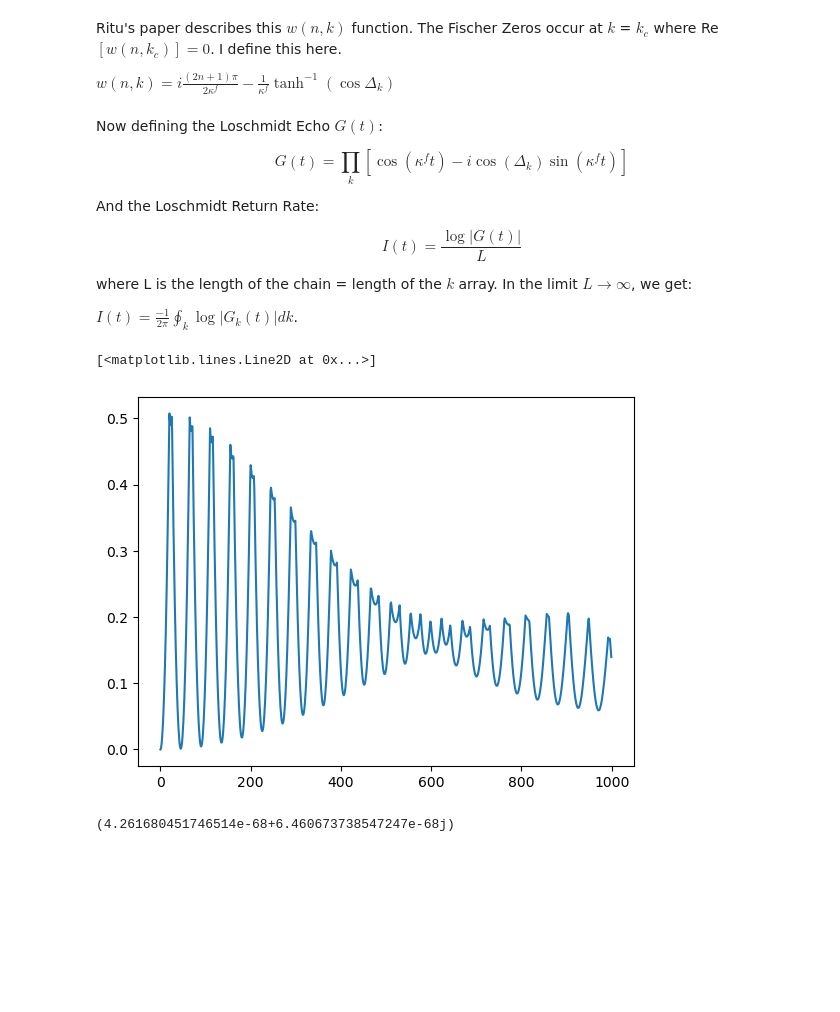
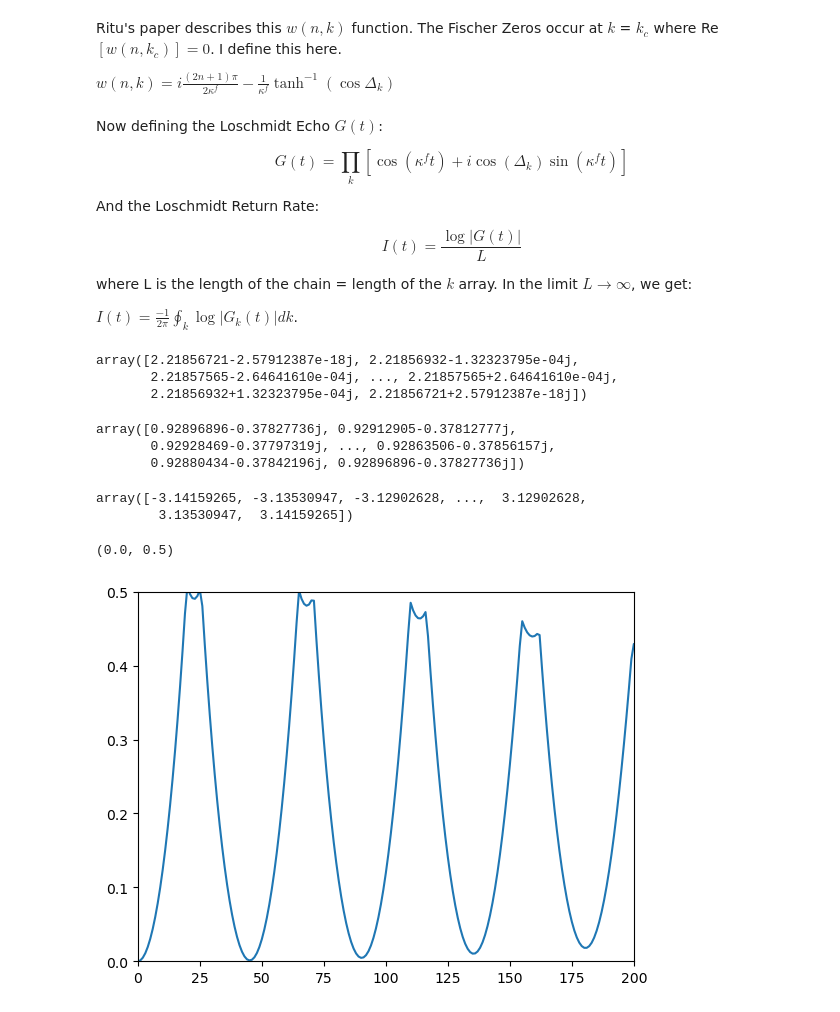
Before and after one commit to NachiketNG/DTOP_manual_backup, a Jupyter notebook: nh_DTOP_live.ipynb, the cells around one changed output. Drawn from its saved outputs; the diff is of its cells as text; code cells hidden in the pictures; blank space fills up the shorter version.

```diff
--- a/nh_DTOP_live.ipynb
+++ b/nh_DTOP_live.ipynb
@@ -81,29 +81,29 @@ def make_periodic(phase): #function to make the phase periodic
 # %% [markdown]
 Now defining the basics: values for $v^i$, $v^f$, $w^i$, $w^f$, $\gamma$; and defining the $k$ and $t$ arrays.
 # %%
-"""Defining the template for the di and df vectors, in terms of a quenching parameter which perturbs the v and w values"""
+"""Defining the template for the di and df vectors, using Ritu's convention of v = (1 - delta) and w = (1 + delta)"""
 
-v_quench_param = -1.8
-w_quench_param = 1.8
+delta_i = -0.9
+delta_f = 0.9
+gamma = 0.4
 
 #N = 1000
 k = np.linspace(-pi , pi , 1001)
 kp = k[np.where(k==0)[0][0]:]
+km = k[:np.where(k==0)[0][0]]
 kp_index = np.where(k==0)[0][0]
 dk = k[1]-k[0]
 t = np.linspace(0 , 30 , 1000)
-gamma = 0.4
+
 
 def v(quench = False):
-    v = 1.9
-    if quench:
-        return v + v_quench_param
+    if not quench:
+        return (1 - delta_i)
     else:
-        return v
+        return (1 - delta_f)
 
 def w(quench = False):
-    w = 0.1
-    if quench:
-        return w + w_quench_param
+    if not quench:
+        return (1 + delta_i)
     else:
-        return w
+        return (1 + delta_f)
@@ -223,7 +246,7 @@ def kctc(n):
 # %% [markdown]
 Now defining the Loschmidt Echo $G(t)$:
 
-$$G(t) = \prod_k \left[ \cos(\kappa^f t) - i\cos(\Delta_k) \sin(\kappa^f t) \right]$$
+$$G(t) = \prod_k \left[ \cos(\kappa^f t) + i\cos(\Delta_k) \sin(\kappa^f t) \right]$$
 
 And the Loschmidt Return Rate:
 
@@ -239,26 +262,31 @@ Gk = np.zeros((len(t) , len(k)) , dtype = complex)
 
 for i in tqdm(range(len(t))):
     for k_val in range(len(k)):
-        Gk[i,k_val] = complex(np.cos(kappa_f[k_val]*t[i]) , -cos_delta_k[k_val]*np.sin(kappa_f[k_val]*t[i]))
+        Gk[i,k_val] = np.cos(kappa_f[k_val]*t[i])  + I*cos_delta_k[k_val]*np.sin(kappa_f[k_val]*t[i])
 
-# LE_amp = np.array(len(t)*[1.00] , dtype = complex)
-
-# for i in tqdm(range(len(t))):
-#     for k_val in range(len(k)):
-#         LE_amp[i] = LE_amp[i]*Gk[i][k_val]
-
-# rate = -(1/len(k))*np.log(np.abs(LE_amp))
 
 limit_rate = -(1/(2*pi))*np.trapz(np.log(np.abs(Gk)) , k , axis=1)
+# %%
+kappa_f
+# %% [output]
+array([2.21856721-2.57912387e-18j, 2.21856932-1.32323795e-04j,
+       2.21857565-2.64641610e-04j, ..., 2.21857565+2.64641610e-04j,
+       2.21856932+1.32323795e-04j, 2.21856721+2.57912387e-18j])
+# %%
+Gk[100,:]
+# %% [output]
+array([0.92896896-0.37827736j, 0.92912905-0.37812777j,
+       0.92928469-0.37797319j, ..., 0.92863506-0.37856157j,
+       0.92880434-0.37842196j, 0.92896896-0.37827736j])
+# %%
+k
+# %% [output]
+array([-3.14159265, -3.13530947, -3.12902628, ...,  3.12902628,
+        3.13530947,  3.14159265])
 # %%
 plt.plot(limit_rate)
-# plt.xlim(0 , 300)
-# plt.ylim(0,0.5)
+plt.xlim(0 , 200)
+plt.ylim(0,0.5)
 # %% [output]
-[<matplotlib.lines.Line2D at 0x...>]
+(0.0, 0.5)
-[figure, old version]
+[figure, new version]
-# %%
-L = np.prod(Gk[34,:])
-print(L)
-# %% [output]
-(4.261680451746514e-68+6.460673738547247e-68j)
```
Also changed, not shown: parts of 85 cells of this notebook, 2 other files.
